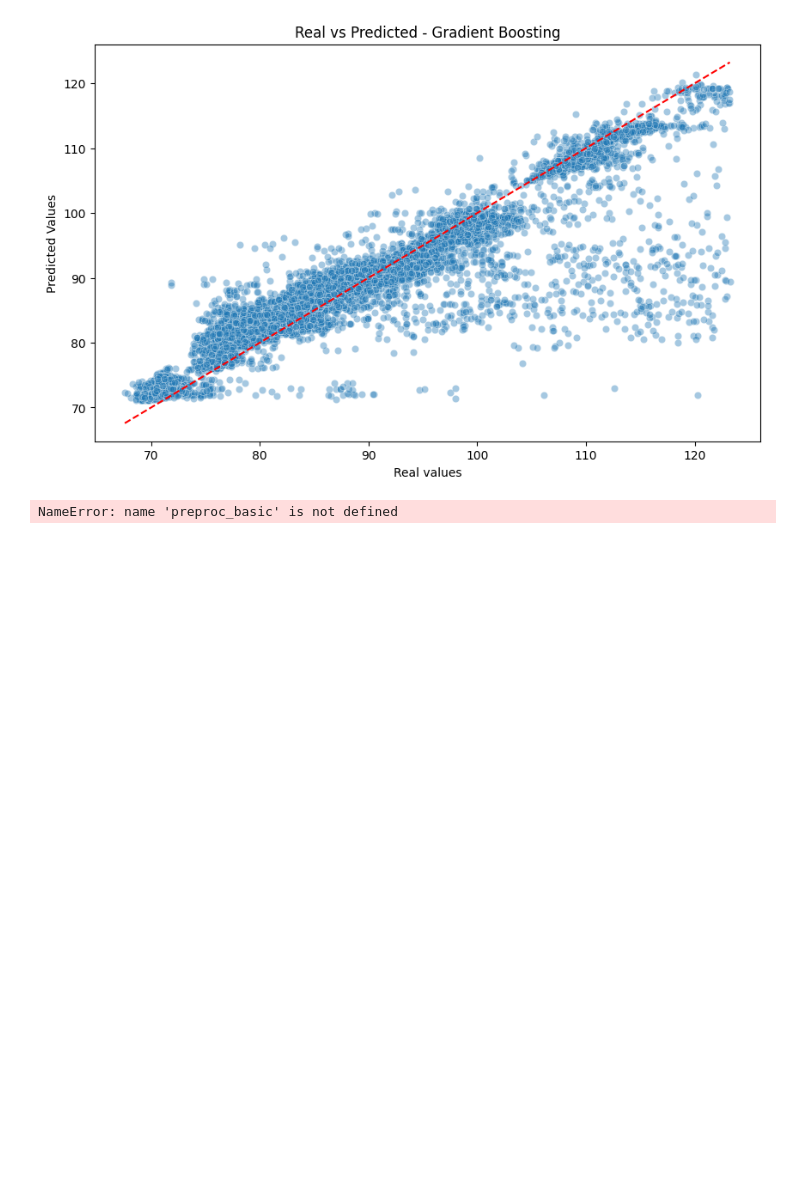
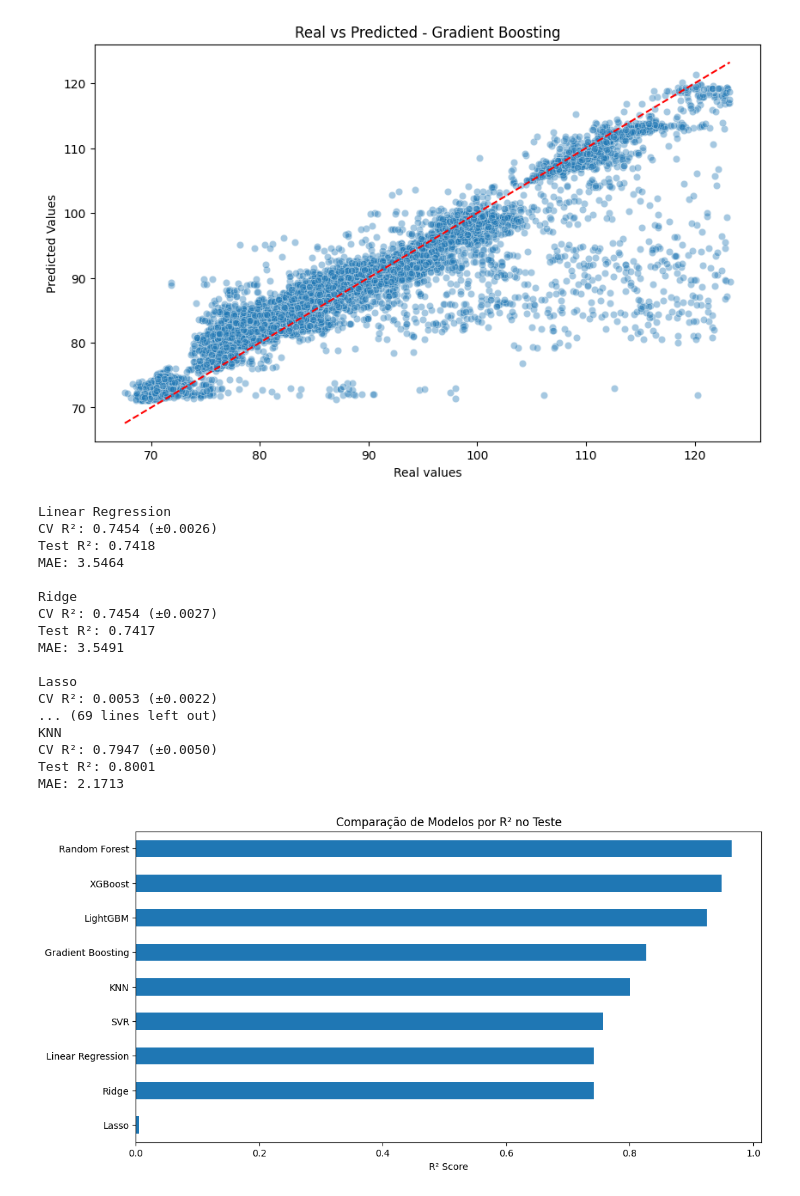
Before and after one commit to diegonbotelho/f1-tire-prediction, a Jupyter notebook: notebooks/pre-process_feature-selection.ipynb, the cells around one changed output. Cells and saved outputs as stored; diff of their text form; code cells hidden in the pictures; blank space fills up the shorter version.

Commit message:
Rodando diferentes modelos de ML

```diff
--- a/notebooks/pre-process_feature-selection.ipynb
+++ b/notebooks/pre-process_feature-selection.ipynb
@@ -537,11 +548,3 @@ MSE: 25.0945
 RMSE: 5.0094
 MAPE: 3.0221
 [figure]
-# %%
-import os
-from tpot import TPOTRegressor
-
-X_train_preproc = preproc_basic.fit_transform(X_train)
-X_test_preproc = preproc_basic.transform(X_test)
-# %% [output]
-NameError: name 'preproc_basic' is not defined
@@ -547,0 +570,56 @@ NameError: name 'preproc_basic' is not defined
+# %%
+def compare_models(X_train, y_train, X_test, y_test, models):
+    results = {}
+
+    for name, model in models.items():
+        # Treino e validação cruzada
+        cv_scores = cross_val_score(model, X_train, y_train, cv=5, scoring='r2')
+        model.fit(X_train, y_train)
+        y_pred = model.predict(X_test)
+
+        # Métricas
+        metrics = {
+            'CV R² Mean': np.mean(cv_scores),
+            'CV R² Std': np.std(cv_scores),
+            'Test R²': r2_score(y_test, y_pred),
+            'MAE': mean_absolute_error(y_test, y_pred),
+            'RMSE': np.sqrt(mean_squared_error(y_test, y_pred)),
+            'MAPE': np.mean(np.abs((y_test - y_pred) / y_test)) * 100
+        }
+
+        results[name] = metrics
+
+        print(f"\n{name}")
+        print(f"CV R²: {metrics['CV R² Mean']:.4f} (±{metrics['CV R² Std']:.4f})")
+        print(f"Test R²: {metrics['Test R²']:.4f}")
+        print(f"MAE: {metrics['MAE']:.4f}")
+
+    return pd.DataFrame(results).T.sort_values(by='Test R²', ascending=False)
+# %%
+results_df = compare_models(X_train, y_train, X_test, y_test, models)
+
+# Gráfico de comparação
+plt.figure(figsize=(12, 6))
+results_df['Test R²'].sort_values().plot(kind='barh')
+plt.title('Comparação de Modelos por R² no Teste')
+plt.xlabel('R² Score')
+plt.show()
+# %% [output]
+Linear Regression
+CV R²: 0.7454 (±0.0026)
+Test R²: 0.7418
+MAE: 3.5464
+
+Ridge
+CV R²: 0.7454 (±0.0027)
+Test R²: 0.7417
+MAE: 3.5491
+
+Lasso
+CV R²: 0.0053 (±0.0022)
+... (69 lines left out)
+KNN
+CV R²: 0.7947 (±0.0050)
+Test R²: 0.8001
+MAE: 2.1713
+[figure, added]
```
Also changed, not shown: parts of 4 cells of this notebook.
